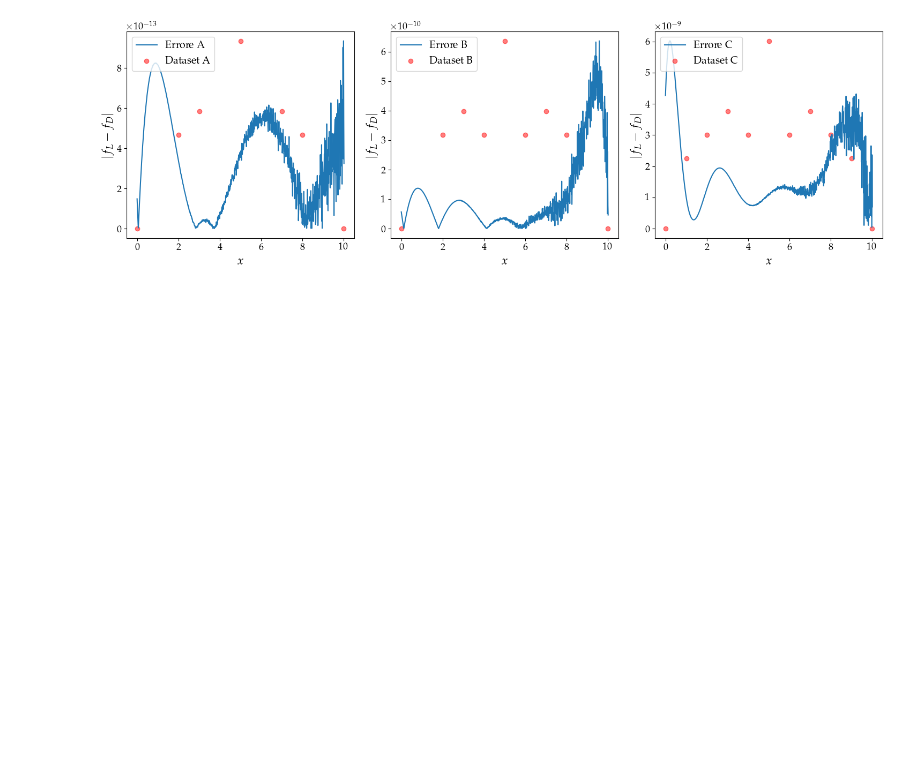
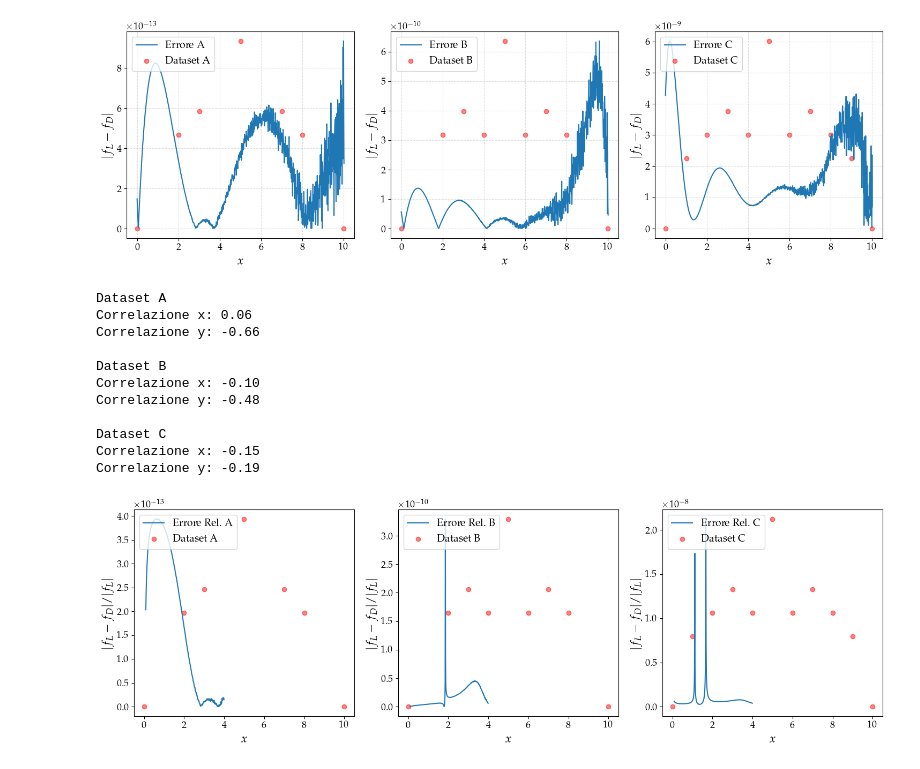
Before and after one commit to mvolpato-unimib/Lab_comp, a Jupyter notebook: ex8/interpolation.ipynb, the cells around one changed output. Cells and saved outputs as stored; diff of their text form; code cells hidden in the pictures; blank space fills up the shorter version.

```diff
--- a/ex8/interpolation.ipynb
+++ b/ex8/interpolation.ipynb
@@ -212,8 +197,55 @@ for i in range(len(fDir_arr)):
     ax[i].set_ylabel(r'$|f_{L} - f_{D}|$')
     # ax[i].set_yscale('log')
     ax[i].legend(loc='upper left')
+    ax[i].grid(alpha=0.4, ls='--')
 plt.tight_layout()
 plt.savefig('plots/Err_dir_vs_lag.png', dpi=300)
 plt.show()
 # %% [output]
 [figure]
+# %%
+fig, ax = plt.subplots(1, 3, figsize=(15,5))
+for i in range(len(fDir_arr)):
+    n = int(len(fDir_arr[i]) * 0.4)
+
+    fDir = fDir_arr[i][10:n]
+    fLag = fLag_arr[i][10:n]
+    xDir = xDir_arr[i][10:n]
+    xLag = xLag_arr[i][10:n]
+
+    res = np.abs(fDir - fLag) / (np.abs(fLag) + 1e-15)
+
+    distanza_x = np.abs(xLag - np.mean(xLag))
+    distanza_y = np.abs(fLag)
+
+    corr_x = np.corrcoef(distanza_x, res)[0, 1]
+    corr_y = np.corrcoef(distanza_y, res)[0, 1]
+
+    print('Dataset ' + names[i])
+    print(f"Correlazione x: {corr_x:.2f}")
+    print(f"Correlazione y: {corr_y:.2f}")
+    print()
+
+    ax[i].plot(xDir, res, label=r'Errore Rel. ' + names[i])
+    ax[i].scatter(x_arr[i], f_arr[i]/max(f_arr[i]) * max(res),
+                  label=r'Dataset ' + names[i], color='red', alpha=0.5)
+
+    ax[i].set_xlabel(r'$x$')
+    ax[i].set_ylabel(r'$|f_{L} - f_{D}| / |f_L|$')
+    ax[i].legend(loc='upper left')
+plt.tight_layout()
+plt.savefig('plots/RELErr_dir_vs_lag.png', dpi=300)
+plt.show()
+# %% [output]
+Dataset A
+Correlazione x: 0.06
+Correlazione y: -0.66
+
+Dataset B
+Correlazione x: -0.10
+Correlazione y: -0.48
+
+Dataset C
+Correlazione x: -0.15
+Correlazione y: -0.19
+[figure, added]
```
Also changed, not shown: parts of 1 cell of this notebook, 10 other files.
